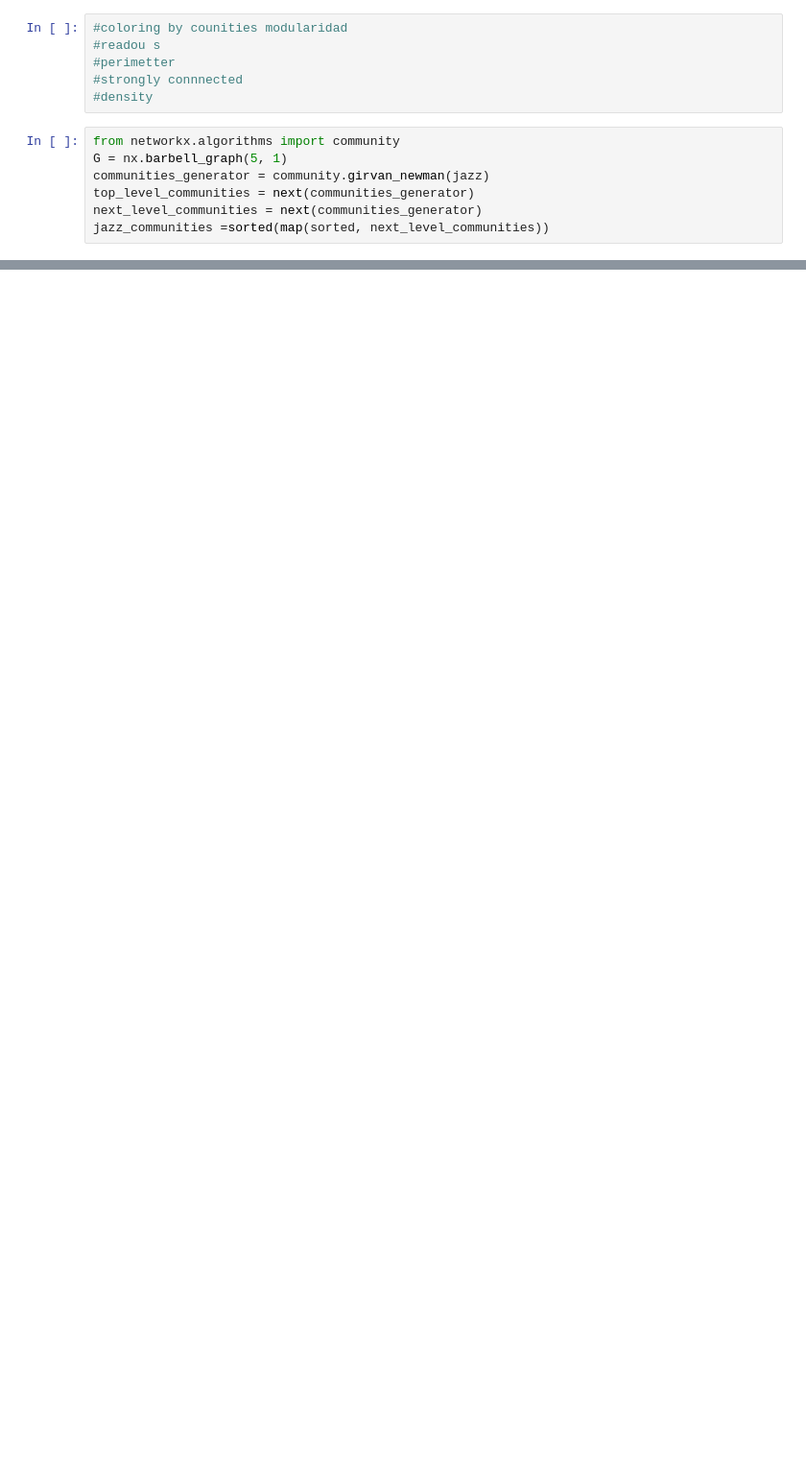
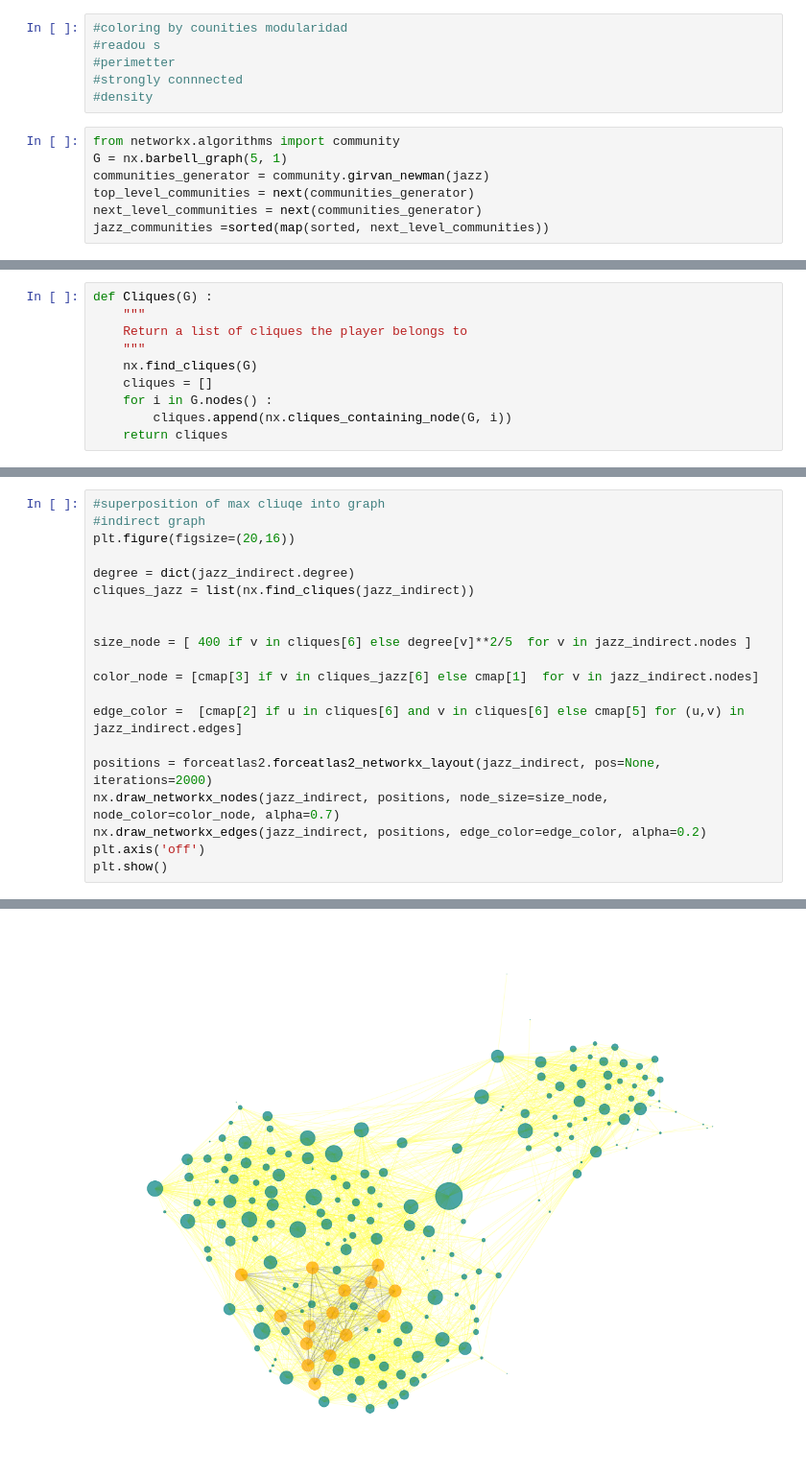
Before and after one commit to pascaltll/Netewoks, a Jupyter notebook: jazz_netwok.ipynb, the cells around one changed output, grey strips where cells are left out. Shown at 96% size. Cells and saved outputs as stored; diff of their text form; blank space fills up the shorter version.

```diff
--- a/jazz_netwok.ipynb
+++ b/jazz_netwok.ipynb
@@ -192,0 +133,10 @@ AdjustSpeedAndApplyForces step  took  0.16  seconds
+# %%
+def Cliques(G) :
+    """
+    Return a list of cliques the player belongs to
+    """
+    nx.find_cliques(G)
+    cliques = []
+    for i in G.nodes() :
+        cliques.append(nx.cliques_containing_node(G, i))
+    return cliques
@@ -192,0 +177,21 @@ AdjustSpeedAndApplyForces step  took  0.16  seconds
+# %%
+#superposition of max cliuqe into graph
+#indirect graph
+plt.figure(figsize=(20,16))
+
+degree = dict(jazz_indirect.degree)
+cliques_jazz = list(nx.find_cliques(jazz_indirect))
+
+
+size_node = [ 400 if v in cliques[6] else degree[v]**2/5  for v in jazz_indirect.nodes ]
+
+color_node = [cmap[3] if v in cliques_jazz[6] else cmap[1]  for v in jazz_indirect.nodes]
+
+edge_color =  [cmap[2] if u in cliques[6] and v in cliques[6] else cmap[5] for (u,v) in jazz_indirect.edges]
+
+positions = forceatlas2.forceatlas2_networkx_layout(jazz_indirect, pos=None, iterations=2000)
+nx.draw_networkx_nodes(jazz_indirect, positions, node_size=size_node, node_color=color_node, alpha=0.7)
+nx.draw_networkx_edges(jazz_indirect, positions, edge_color=edge_color, alpha=0.2)
+plt.axis('off')
+plt.show()
+# %% [output]
@@ -192,0 +203 @@ AdjustSpeedAndApplyForces step  took  0.16  seconds
+[figure, added]
```
Also changed, not shown: parts of 16 cells of this notebook.
